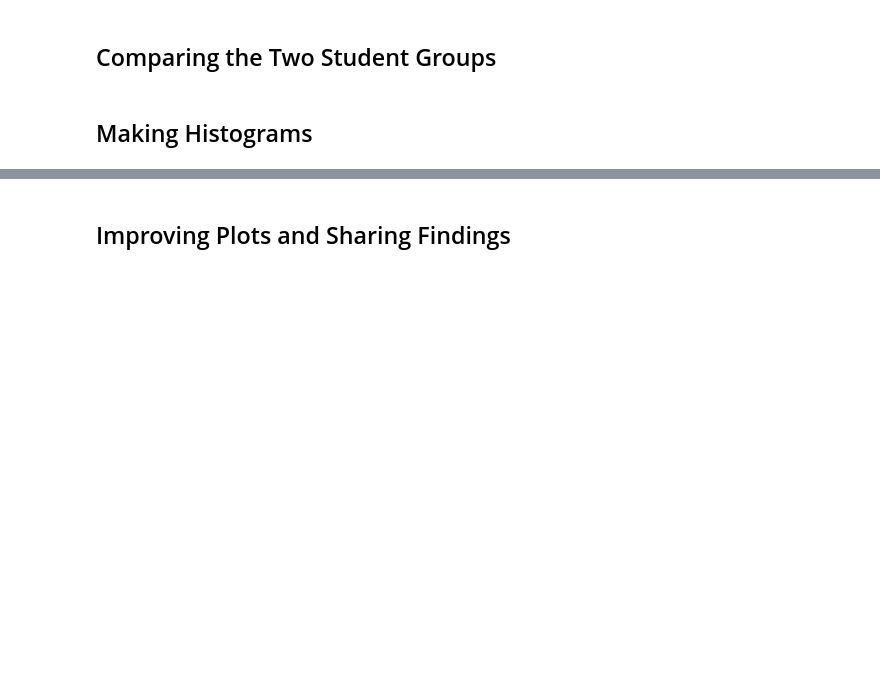
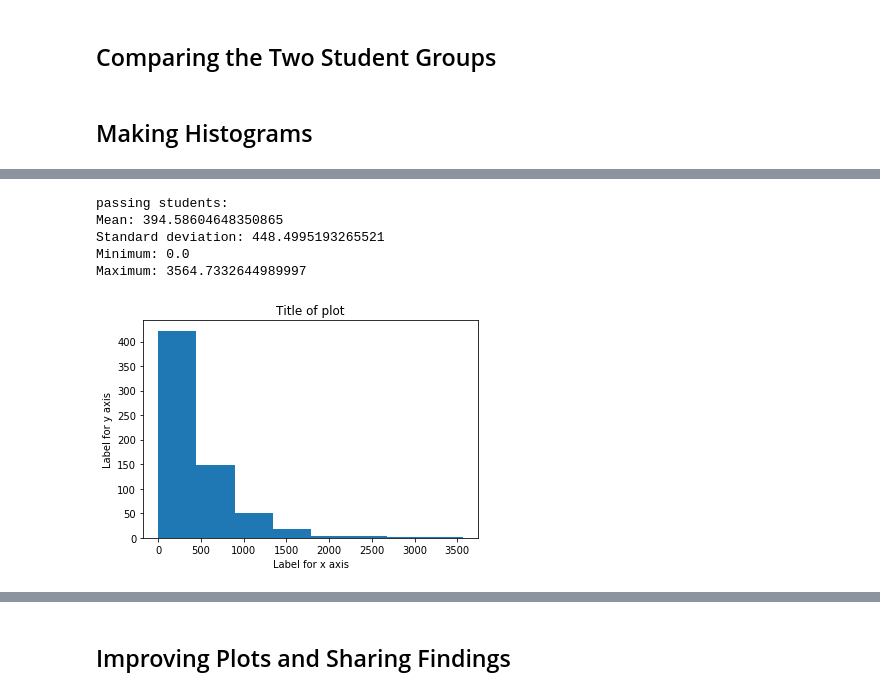
Before and after one commit to royopa/introducao-a-analise-de-dados-udacity, a Jupyter notebook: L1_Starter_Code.ipynb, the cells around one changed output, grey strips where cells are left out. Saved outputs shown, nothing was run; the diff lists cells and outputs as text; code cells hidden in the pictures; blank space fills up the shorter version.

```diff
--- a/L1_Starter_Code.ipynb
+++ b/L1_Starter_Code.ipynb
@@ -632,0 +630,14 @@ TypeError: 'int' object is not iterable
+# %%
+print('passing students:')
+passing_minutes = sum_grouped_items(
+    passing_engagement_by_account,
+    'total_minutes_visited'
+)
+describe_data(passing_minutes)
+# %% [output]
+passing students:
+Mean: 394.58604648350865
+Standard deviation: 448.4995193265521
+Minimum: 0.0
+Maximum: 3564.7332644989997
+[figure, added]
```
Also changed, not shown: parts of 10 cells of this notebook.
